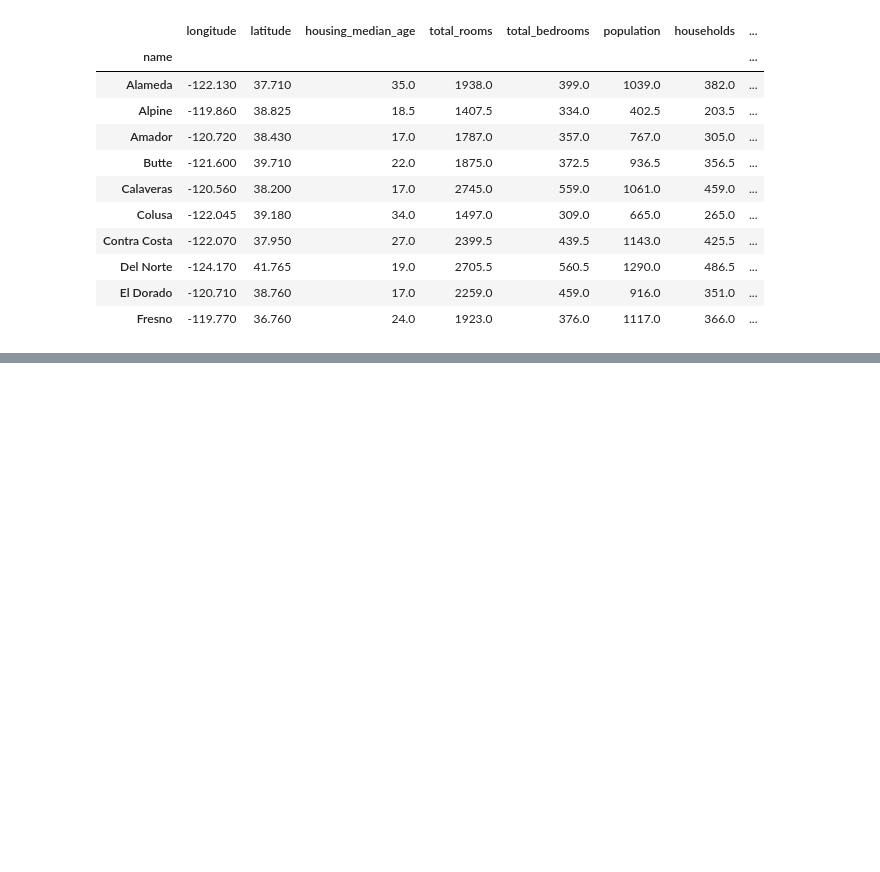
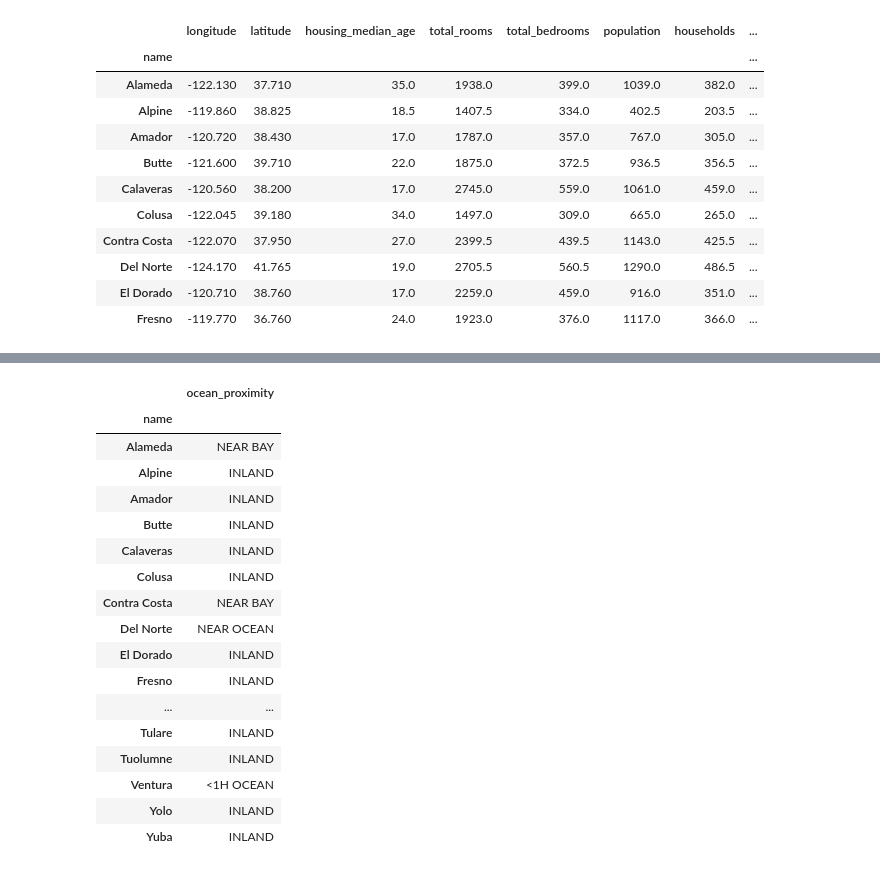
Before and after one commit to HilarioMarques/Regressao_preco_casas_California_Kaggle, a Jupyter notebook: notebooks/GeoPandas .ipynb, the cells around one changed output, grey strips where cells are left out. Saved outputs shown, nothing was run; the diff lists cells and outputs as text; code cells hidden in the pictures; blank space fills up the shorter version.

```diff
--- a/notebooks/GeoPandas .ipynb
+++ b/notebooks/GeoPandas .ipynb
@@ -572,0 +593,21 @@ gdf_counties[["name", "ocean_proximity"]].groupby()
+# %%
+county_ocean_prox = gdf_joined[["name", "ocean_proximity"]].groupby("name").agg(pd.Series.mode)
+# %% [output]
+|  | ocean_proximity |
+| name |  |
+| Alameda | NEAR BAY |
+| Alpine | INLAND |
+| Amador | INLAND |
+| Butte | INLAND |
+| Calaveras | INLAND |
+| Colusa | INLAND |
+| Contra Costa | NEAR BAY |
+| Del Norte | NEAR OCEAN |
+| El Dorado | INLAND |
+| Fresno | INLAND |
+| ... | ... |
+| Tulare | INLAND |
+| Tuolumne | INLAND |
+| Ventura | <1H OCEAN |
+| Yolo | INLAND |
+| Yuba | INLAND |
```
Also changed, not shown: parts of 1 cell of this notebook.
